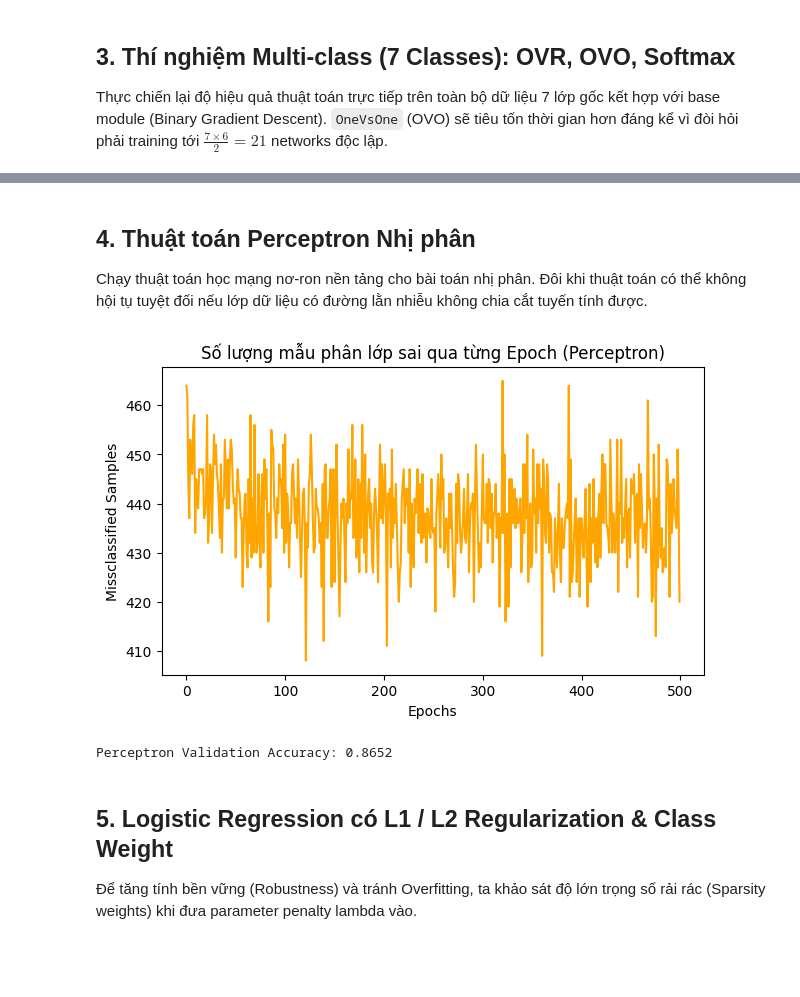
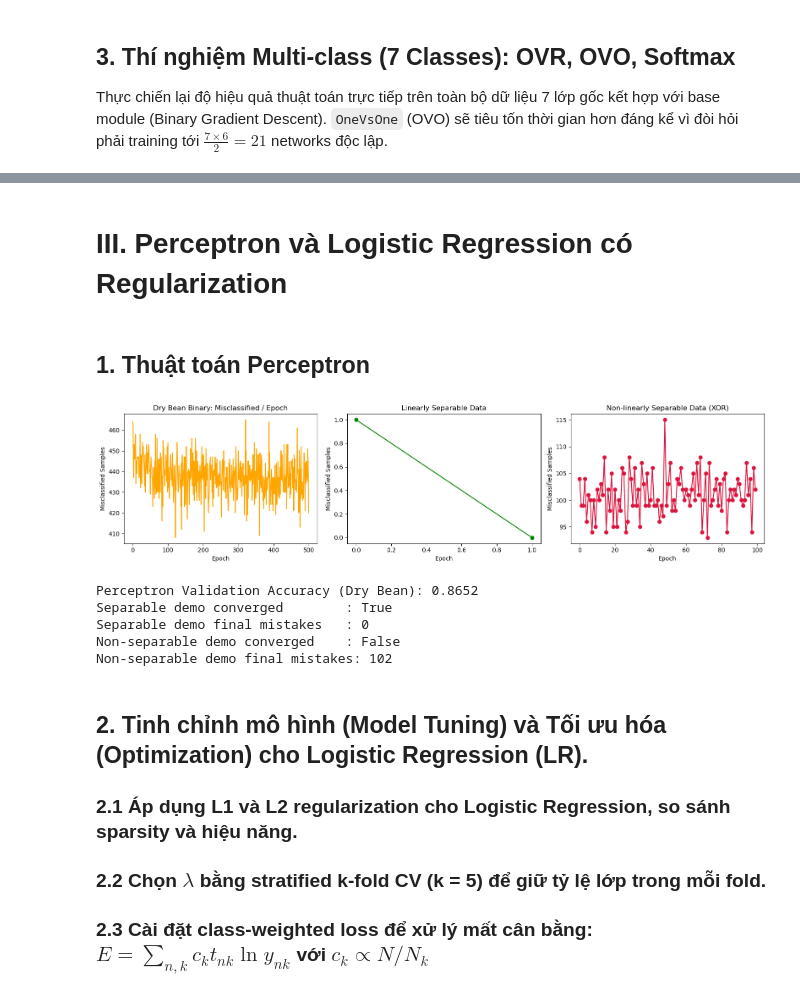
Before and after one commit to tdat1465/lab1-intro2ML, a Jupyter notebook: code/Part2_Classification/models.ipynb, the cells around one changed output, grey strips where cells are left out. Drawn from its saved outputs; the diff is of its cells as text; code cells hidden in the pictures; blank space fills up the shorter version.

```diff
--- a/code/Part2_Classification/models.ipynb
+++ b/code/Part2_Classification/models.ipynb
@@ -116,22 +262,58 @@ Training Softmax (Multinomial direct)...
+# %% [markdown]
+# III. Perceptron và Logistic Regression có Regularization
 # %% [markdown]
-## 4. Thuật toán Perceptron Nhị phân
-Chạy thuật toán học mạng nơ-ron nền tảng cho bài toán nhị phân. Đôi khi thuật toán có thể không hội tụ tuyệt đối nếu lớp dữ liệu có đường lằn nhiễu không chia cắt tuyến tính được.
+## 1. Thuật toán Perceptron
 # %%
 perceptron = Perceptron(learning_rate=0.01, max_epochs=500)
 perceptron.fit(X_bin_train, y_bin_train)
+real_val_acc = accuracy_score(y_bin_val, perceptron.predict(X_bin_val))
 
-plt.figure(figsize=(7,4))
-plt.plot(perceptron.errors_history, color='orange')
-plt.title("Số lượng mẫu phân lớp sai qua từng Epoch (Perceptron)")
-plt.xlabel("Epochs")
-plt.ylabel("Missclassified Samples")
+# 2 dataset separable and non-separable
+X_sep, y_sep = make_perceptron_demo_data(n_samples=200, kind='separable', random_state=42)
+X_nonsep, y_nonsep = make_perceptron_demo_data(n_samples=200, kind='non_separable', random_state=42)
+
+perceptron_sep = Perceptron(learning_rate=0.1, max_epochs=100)
+perceptron_sep.fit(X_sep, y_sep)
+
+perceptron_nonsep = Perceptron(learning_rate=0.1, max_epochs=100)
+perceptron_nonsep.fit(X_nonsep, y_nonsep)
+
+fig, axes = plt.subplots(1, 3, figsize=(16, 4))
+
+axes[0].plot(perceptron.errors_history, color='orange')
+axes[0].set_title('Dry Bean Binary: Misclassified / Epoch')
+axes[0].set_xlabel('Epoch')
+axes[0].set_ylabel('Misclassified Samples')
+
+axes[1].plot(perceptron_sep.errors_history, marker='o', color='green')
+axes[1].set_title('Linearly Separable Data')
+axes[1].set_xlabel('Epoch')
+axes[1].set_ylabel('Misclassified Samples')
+
+axes[2].plot(perceptron_nonsep.errors_history, marker='o', color='crimson')
+axes[2].set_title('Non-linearly Separable Data (XOR)')
+axes[2].set_xlabel('Epoch')
+axes[2].set_ylabel('Misclassified Samples')
+
+plt.tight_layout()
 plt.show()
 
-print(f"Perceptron Validation Accuracy: {accuracy_score(y_bin_val, perceptron.predict(X_bin_val)):.4f}")
+print(f"Perceptron Validation Accuracy (Dry Bean): {real_val_acc:.4f}")
+print(f"Separable demo converged        : {perceptron_sep.errors_history[-1] == 0}")
+print(f"Separable demo final mistakes   : {perceptron_sep.errors_history[-1]}")
+print(f"Non-separable demo converged    : {perceptron_nonsep.errors_history[-1] == 0}")
+print(f"Non-separable demo final mistakes: {perceptron_nonsep.errors_history[-1]}")
 # %% [output]
-[figure, old version]
+[figure, new version]
-Perceptron Validation Accuracy: 0.8652
+Perceptron Validation Accuracy (Dry Bean): 0.8652
+Separable demo converged        : True
+Separable demo final mistakes   : 0
+Non-separable demo converged    : False
+Non-separable demo final mistakes: 102
 # %% [markdown]
-## 5. Logistic Regression có L1 / L2 Regularization & Class Weight
-Để tăng tính bền vững (Robustness) và tránh Overfitting, ta khảo sát độ lớn trọng số rải rác (Sparsity weights) khi đưa parameter penalty lambda vào.
+## 2. Tinh chỉnh mô hình (Model Tuning) và Tối ưu hóa (Optimization) cho Logistic Regression (LR).
+
+### 2.1 Áp dụng L1 và L2 regularization cho Logistic Regression, so sánh sparsity và hiệu năng.
+### 2.2 Chọn $\lambda$ bằng stratified k-fold CV (k = 5) để giữ tỷ lệ lớp trong mỗi fold.
+### 2.3 Cài đặt class-weighted loss để xử lý mất cân bằng: $E = \sum_{n,k} c_{k} t_{nk} \ln{y_{nk}}$ với $c_{k} \propto N / N_{k}$
 # %%
```
Also changed, not shown: parts of 25 cells of this notebook.
